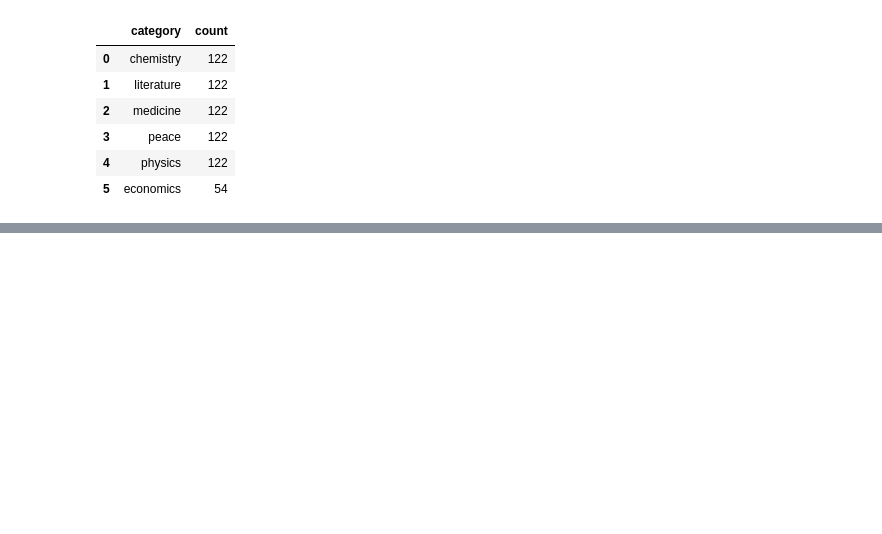
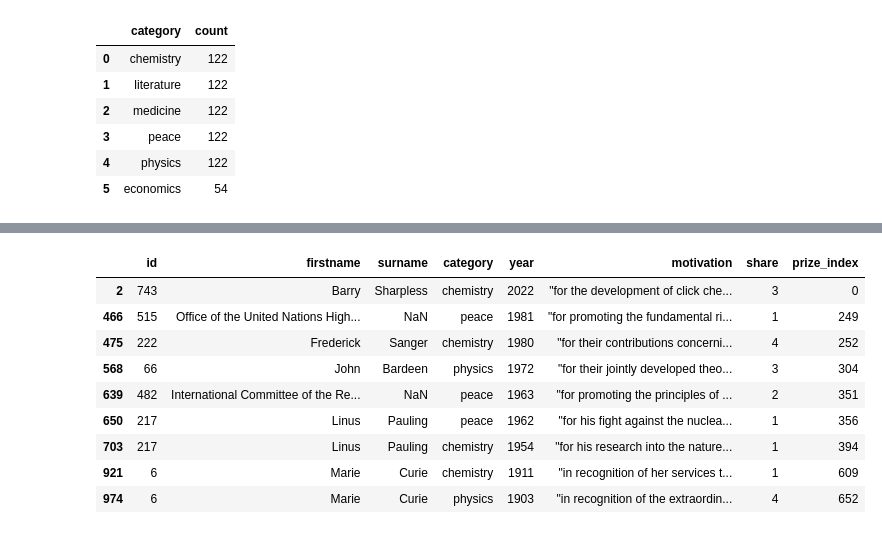
Before and after one commit to mikjf/APIs_JSON_queries, a Jupyter notebook: nobel_prize_api_analysis.ipynb, the cells around one changed output, grey strips where cells are left out. Cells and saved outputs as stored; diff of their text form; code cells hidden in the pictures; blank space fills up the shorter version.

```diff
--- a/nobel_prize_api_analysis.ipynb
+++ b/nobel_prize_api_analysis.ipynb
@@ -131,0 +439,14 @@ df.groupby(["category"]).agg({"category": "count"}).rename(
+# %%
+# drop duplicates for ['id', 'category'] if any
+multi_prizes_df.drop_duplicates(subset=["id", "category"])
+# %% [output]
+|  | id | firstname | surname | category | year | motivation | share | prize_index |
+| 2 | 743 | Barry | Sharpless | chemistry | 2022 | "for the development of click che... | 3 | 0 |
+| 466 | 515 | Office of the United Nations High... | NaN | peace | 1981 | "for promoting the fundamental ri... | 1 | 249 |
+| 475 | 222 | Frederick | Sanger | chemistry | 1980 | "for their contributions concerni... | 4 | 252 |
+| 568 | 66 | John | Bardeen | physics | 1972 | "for their jointly developed theo... | 3 | 304 |
+| 639 | 482 | International Committee of the Re... | NaN | peace | 1963 | "for promoting the principles of ... | 2 | 351 |
+| 650 | 217 | Linus | Pauling | peace | 1962 | "for his fight against the nuclea... | 1 | 356 |
+| 703 | 217 | Linus | Pauling | chemistry | 1954 | "for his research into the nature... | 1 | 394 |
+| 921 | 6 | Marie | Curie | chemistry | 1911 | "in recognition of her services t... | 1 | 609 |
+| 974 | 6 | Marie | Curie | physics | 1903 | "in recognition of the extraordin... | 4 | 652 |
```
Also changed, not shown: parts of 39 cells of this notebook.
